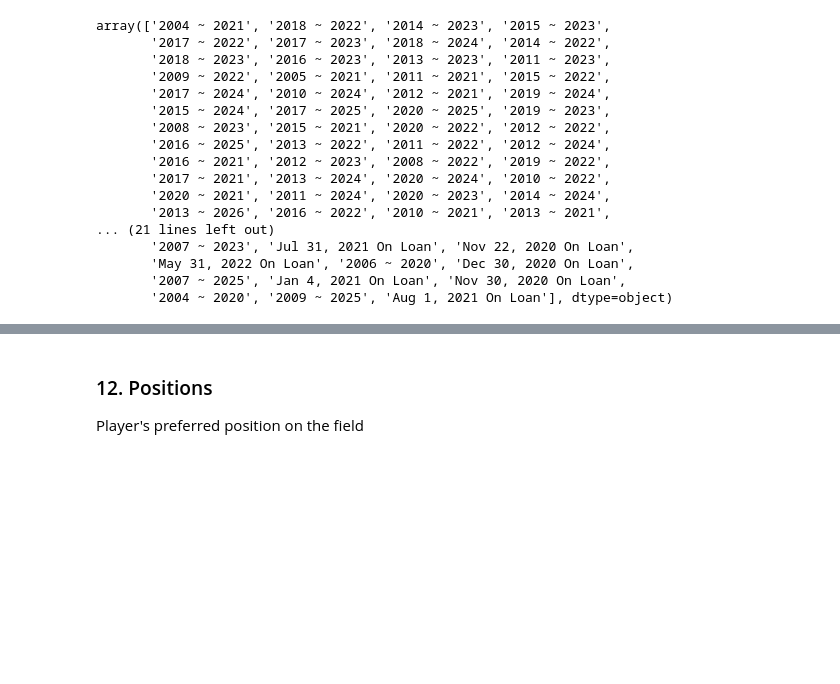
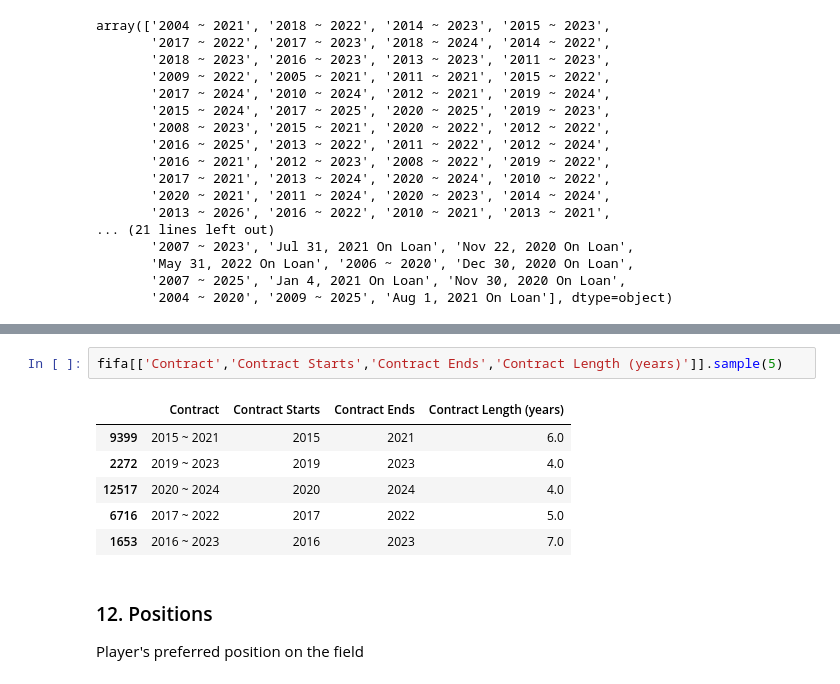
Before and after one commit to Abhishek191191/FIFA-data-cleaning, a Jupyter notebook: FIFA21 Data Cleaning Code.ipynb, the cells around one changed output, grey strips where cells are left out. Drawn from its saved outputs; the diff is of its cells as text; blank space fills up the shorter version.

```diff
--- a/FIFA21 Data Cleaning Code.ipynb
+++ b/FIFA21 Data Cleaning Code.ipynb
@@ -173,3 +222,12 @@ array(['2004 ~ 2021', '2018 ~ 2022', '2014 ~ 2023', '2015 ~ 2023',
+# %%
+fifa[['Contract','Contract Starts','Contract Ends','Contract Length (years)']].sample(5)
+# %% [output]
+|  | Contract | Contract Starts | Contract Ends | Contract Length (years) |
+| 9399 | 2015 ~ 2021 | 2015 | 2021 | 6.0 |
+| 2272 | 2019 ~ 2023 | 2019 | 2023 | 4.0 |
+| 12517 | 2020 ~ 2024 | 2020 | 2024 | 4.0 |
+| 6716 | 2017 ~ 2022 | 2017 | 2022 | 5.0 |
+| 1653 | 2016 ~ 2023 | 2016 | 2023 | 7.0 |
 # %% [markdown]
 ### 12. Positions
 
```
Also changed, not shown: parts of 3 cells of this notebook.
